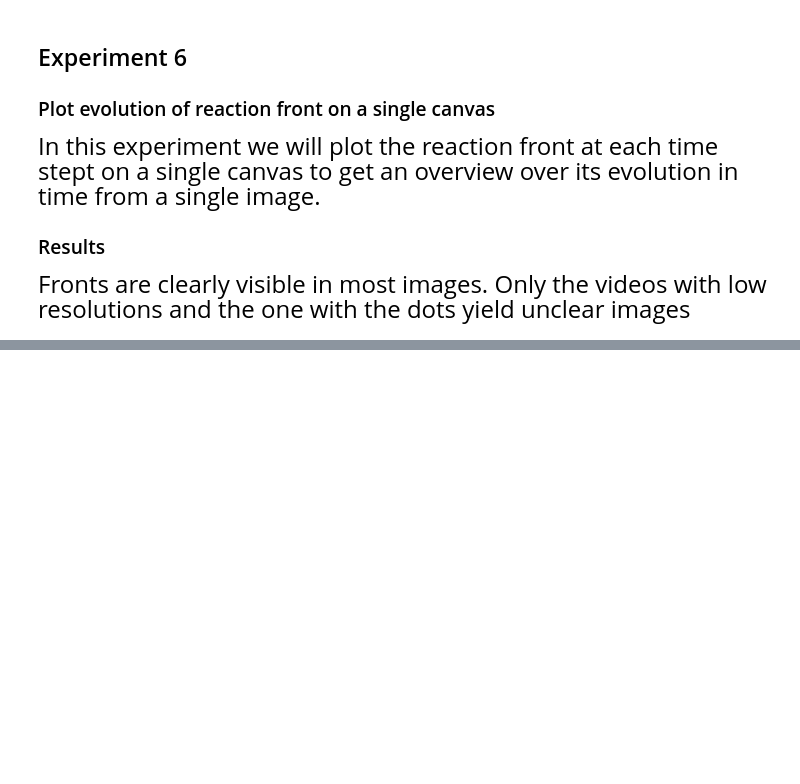
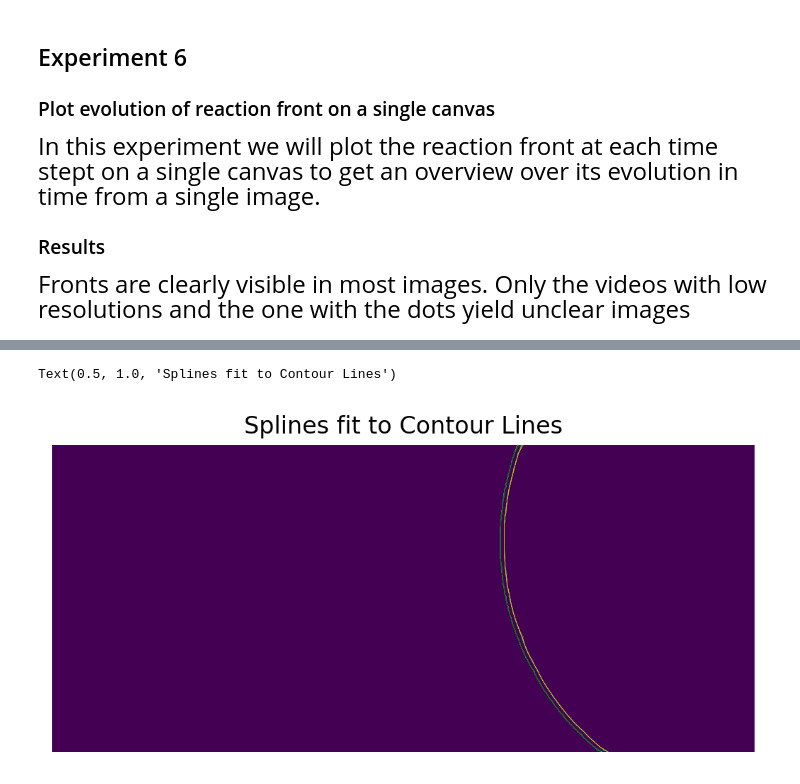
Before and after one commit to c3di/PropaTrack, a Jupyter notebook: experiments.ipynb, the cells around one changed output, grey strips where cells are left out. Saved outputs shown, nothing was run; the diff lists cells and outputs as text; code cells hidden in the pictures; blank space fills up the shorter version.

```diff
--- a/experiments.ipynb
+++ b/experiments.ipynb
@@ -407,0 +383,22 @@ array([[[1066,    0]],
+# %%
+X0 = np.squeeze(contours[0])[::20, 0]
+Y0 = np.squeeze(contours[0])[::20, 1]
+
+X1 = np.squeeze(contours[1])[::20, 0]
+Y1 = np.squeeze(contours[1])[::20, 1]
+
+tck0, u0 = interpolate.splprep([X0, Y0], s=1)
+tck1, u1 = interpolate.splprep([X1, Y1], s=1)
+
+out0 = interpolate.splev(u0, tck0)
+out1 = interpolate.splev(u1, tck1)
+# %%
+plt.figure(dpi=200)
+plt.imshow(image)
+plt.plot(out0[0], out0[1], 'y', linewidth=0.25)
+plt.plot(out1[0], out1[1], 'g', linewidth=0.25)
+plt.axis("off")
+plt.title("Splines fit to Contour Lines")
+# %% [output]
+Text(0.5, 1.0, 'Splines fit to Contour Lines')
+[figure, added]
```
Also changed, not shown: parts of 10 cells of this notebook.
